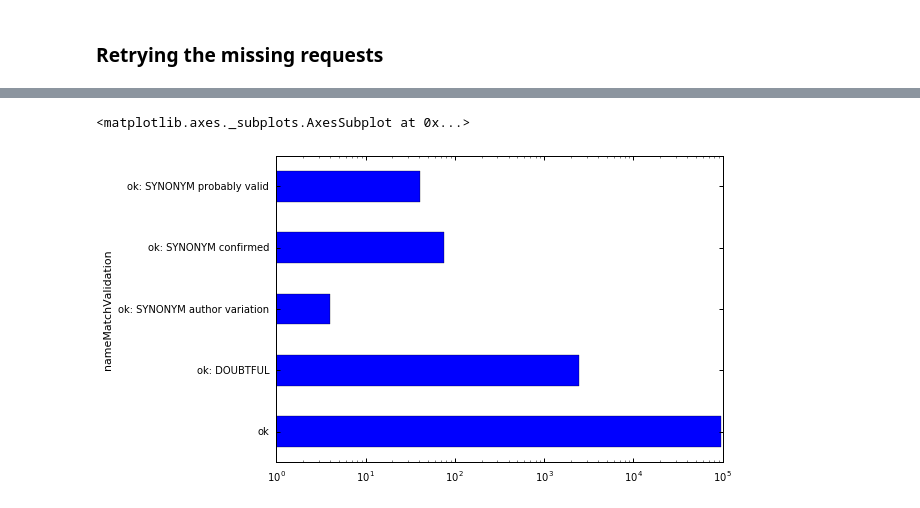
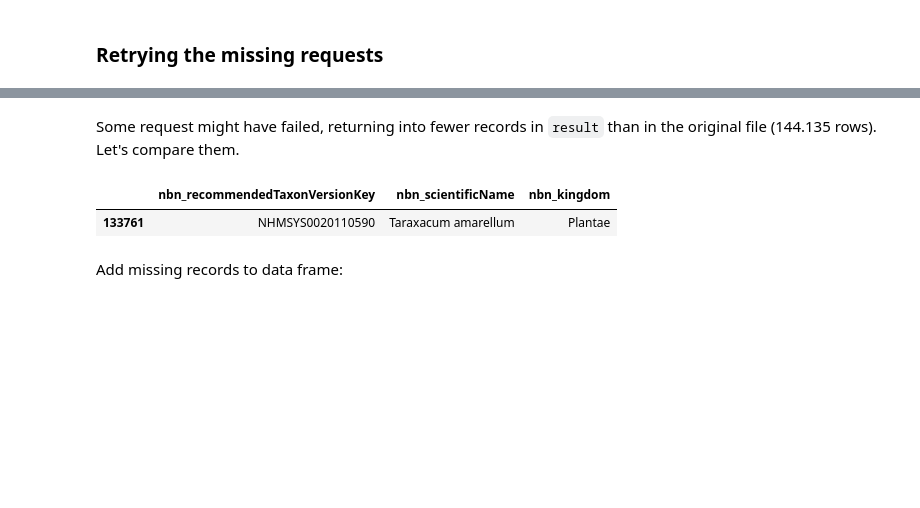
Before and after one commit to inbo/data-publication, a Jupyter notebook: datasets/name-server/notebooks/0-stijnvanhoey-gbif-name-matching.ipynb, the cells around one changed output, grey strips where cells are left out. Saved outputs shown, nothing was run; the diff lists cells and outputs as text; code cells hidden in the pictures; blank space fills up the shorter version.

```diff
--- a/datasets/name-server/notebooks/0-stijnvanhoey-gbif-name-matching.ipynb
+++ b/datasets/name-server/notebooks/0-stijnvanhoey-gbif-name-matching.ipynb
@@ -553,5 +284,0 @@ recorder_matched_verified = recorder_matched[recorder_matched['nameMatchValidati
-# %%
-recorder_matched_verified.groupby(('nameMatchValidation')).count()['INBO_identifier'].plot(kind="barh", logx=True)
-# %% [output]
-<matplotlib.axes._subplots.AxesSubplot at 0x...>
-[figure, removed]
@@ -560,0 +285,11 @@ recorder_matched_verified.to_csv('../data/processed/recorder_sql_unique_names_ma
+# %% [markdown]
+Some request might have failed, returning into fewer records in `result` than in the original file (144.135 rows). Let's compare them.
+# %%
+recorder_names_merge = pd.merge(recorder_names, recorder_names_matched, left_on='nbn_recommendedTaxonVersionKey', right_on='Unnamed: 0', how='left')
+# %%
+missing_matches = recorder_names_merge[recorder_names_merge['Unnamed: 0'].isnull()][['nbn_recommendedTaxonVersionKey', 'nbn_scientificName', 'nbn_kingdom']]
+# %%
+missing_matches.head(10)
+# %% [output]
+|  | nbn_recommendedTaxonVersionKey | nbn_scientificName | nbn_kingdom |
+| 133761 | NHMSYS0020110590 | Taraxacum amarellum | Plantae |
@@ -560,0 +305,2 @@ recorder_matched_verified.to_csv('../data/processed/recorder_sql_unique_names_ma
+# %% [markdown]
+Add missing records to data frame:
```
Also changed, not shown: parts of 130 cells of this notebook, 9 other files.
